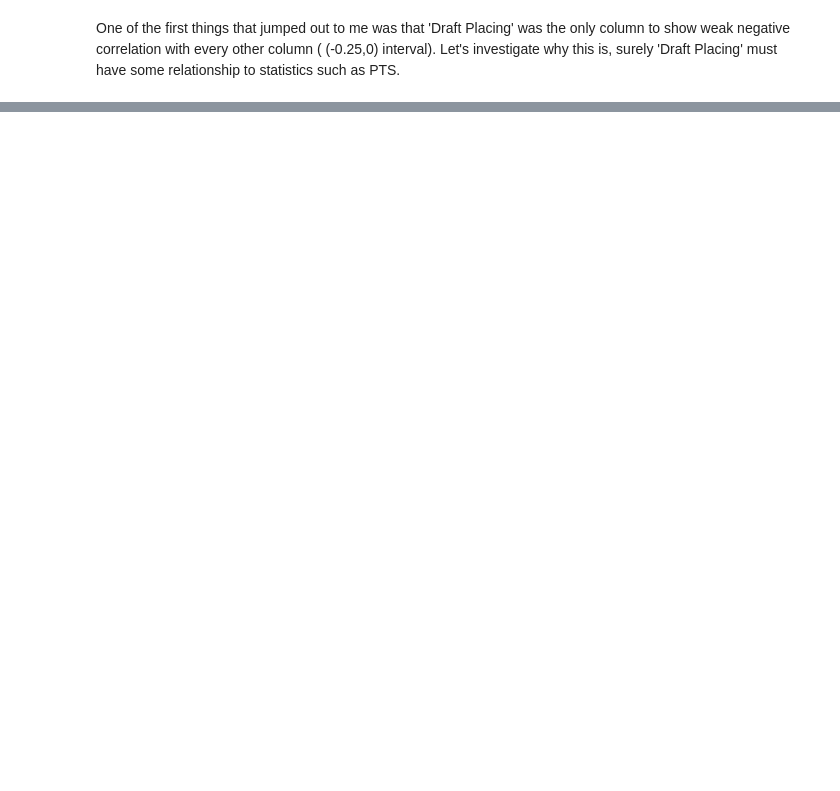
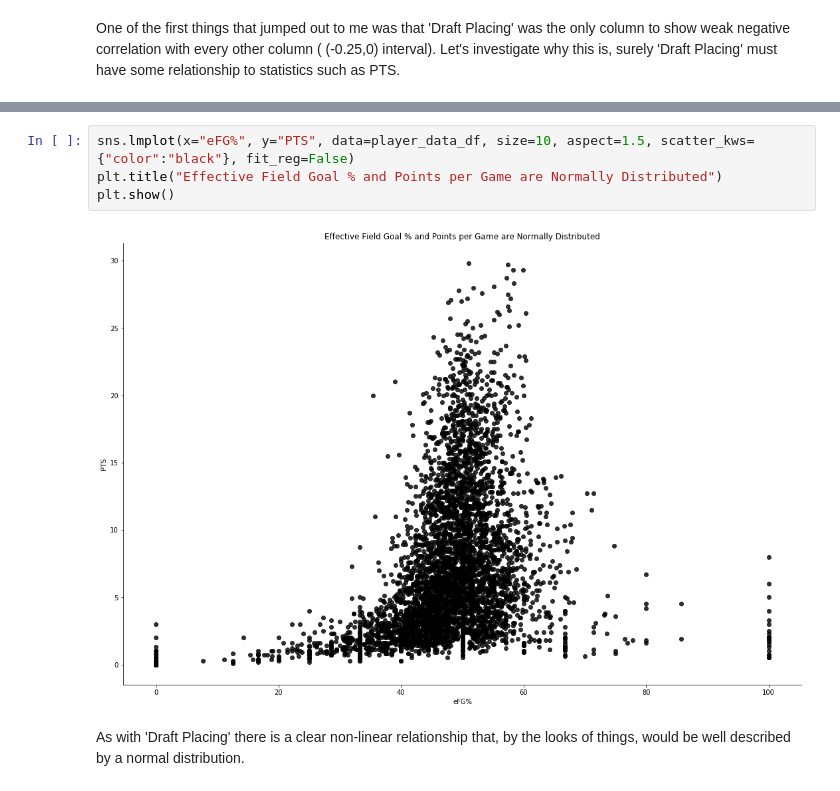
Before and after one commit to LukasBut/Springboard-Projects, a Jupyter notebook: Capstone Project 1 - NBA Analytics/3. Exploratory Data Analysis/NBA Player Analytics EDA .ipynb, the cells around one changed output, grey strips where cells are left out. Drawn from its saved outputs; the diff is of its cells as text; blank space fills up the shorter version.

```diff
--- a/Capstone Project 1 - NBA Analytics/3. Exploratory Data Analysis/NBA Player Analytics EDA .ipynb
+++ b/Capstone Project 1 - NBA Analytics/3. Exploratory Data Analysis/NBA Player Analytics EDA .ipynb
@@ -175,0 +164,8 @@ plt.show()
+# %%
+sns.lmplot(x="eFG%", y="PTS", data=player_data_df, size=10, aspect=1.5, scatter_kws={"color":"black"}, fit_reg=False)
+plt.title("Effective Field Goal % and Points per Game are Normally Distributed")
+plt.show()
+# %% [output]
+[figure, added]
+# %% [markdown]
+As with 'Draft Placing' there is a clear non-linear relationship that, by the looks of things, would be well described by a normal distribution.
```
Also changed, not shown: parts of 11 cells of this notebook.
